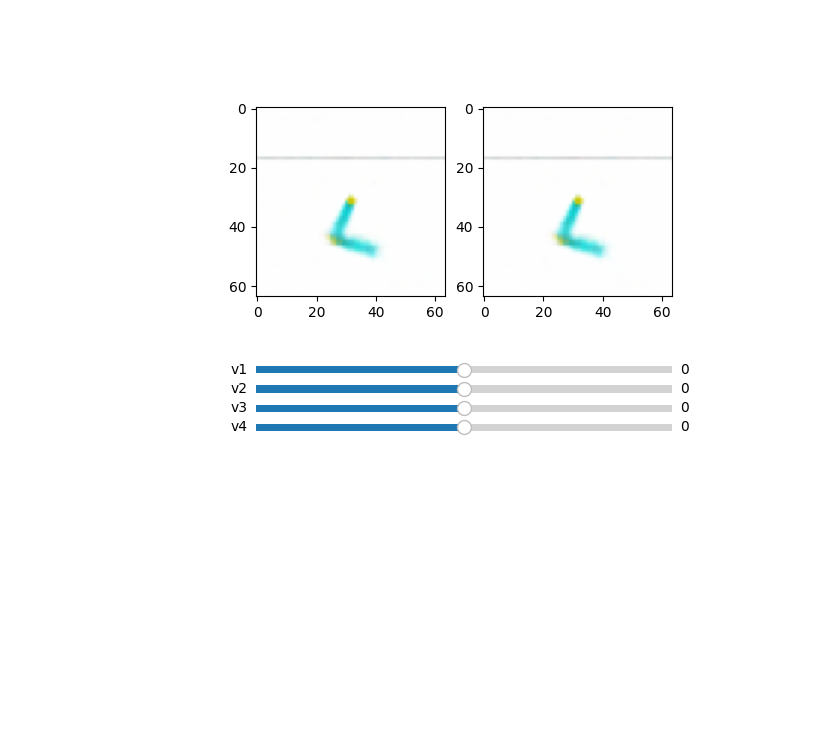
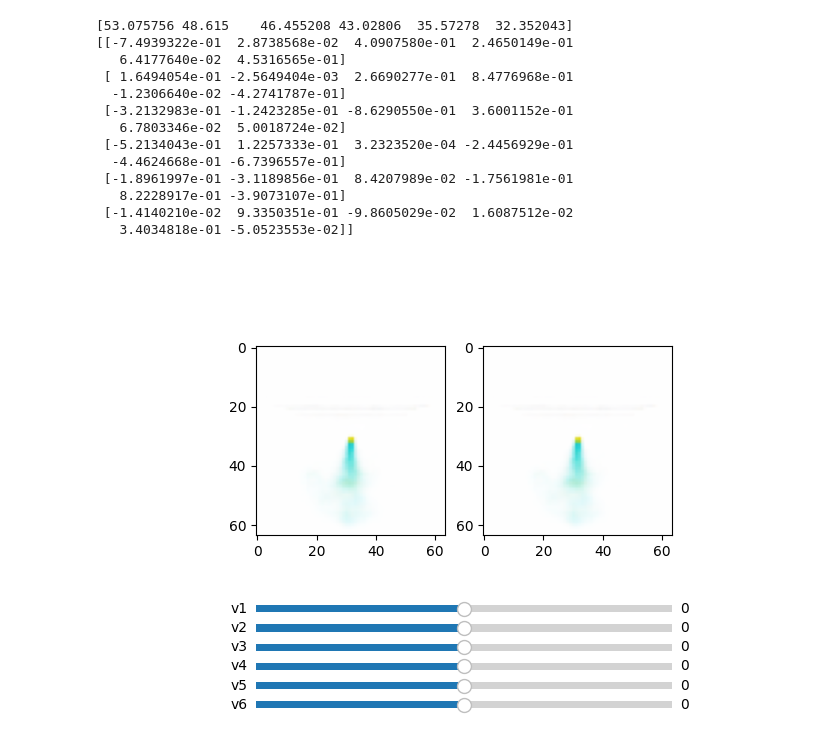
Before and after one commit to antony-zhao/RLTesting, a Jupyter notebook: rltesting/fvd_experiments/testing.ipynb, the cells around one changed output. Saved outputs shown, nothing was run; the diff lists cells and outputs as text; code cells hidden in the pictures; blank space fills up the shorter version.

```diff
--- a/rltesting/fvd_experiments/testing.ipynb
+++ b/rltesting/fvd_experiments/testing.ipynb
@@ -1,8 +1,8 @@
 # %%
 %matplotlib inline
-from wrapper import BasicEnvironmentRGB, DomainRandomization
+from wrapper import BasicEnvironmentRGB, DomainRandomization, RandomColorReplace
 import gymnasium as gym
-from gymnasium.wrappers import FrameStackObservation, TransformObservation
+from gymnasium.wrappers import FrameStackObservation, TransformObservation, ResizeObservation
 from matplotlib import pyplot as plt
 from rltesting.torch_rl.utils import random_sample_single_env
 from rltesting.torch_rl.buffers import ReplayBuffer
@@ -12,16 +12,24 @@ import numpy as np
 import torch
 import skdim
 
+np.random.seed(42)
+torch.manual_seed(0)
+# gym.utils.seeding.np_random(0)
+
 to_numpy = lambda x: x.cpu().detach().numpy()
 framestack = 2
-latent_dim = 1024
+latent_dim = 512
 obs_shape = 64
 data_steps = 20000
 num_epochs = 50
 steps_per_epoch = 200
 env = gym.make('Acrobot-v1', render_mode="rgb_array")
-# env = DomainRandomization(env, {"LINK_LENGTH_1": (0.5, 2.0), "LINK_LENGTH_2": (0.5, 2.0)})
-env = BasicEnvironmentRGB(env, (obs_shape, obs_shape))
+env = BasicEnvironmentRGB(env)
+# env = RandomColorReplace(env)
+# env = gym.make('Pendulum-v1', render_mode='rgb_array')
+env = DomainRandomization(env, {"LINK_LENGTH_1": lambda: np.random.choice([0.5, 1.0, 1.5, 2.0]), "LINK_LENGTH_2": lambda: np.random.choice([0.5, 1.0, 1.5, 2.0])})
+# env = DomainRandomization(env, {"g": (5.0, 20.0)})
+env = ResizeObservation(env, (obs_shape, obs_shape))
 env = FrameStackObservation(env, stack_size=framestack)
 env = TransformObservation(env, lambda obs: np.transpose(obs, (1, 2, 0, 3)), observation_space=gym.spaces.Box(0, 255, (framestack, 3, obs_shape, obs_shape), dtype=np.uint8))
 env = TransformObservation(env, lambda obs: np.reshape(obs, (obs_shape, obs_shape, 3 * framestack)), observation_space=gym.spaces.Box(0, 255, (obs_shape, obs_shape, 3 * framestack), dtype=np.uint8))
@@ -233,37 +244,52 @@ plt.close("all")
 
 intrinsic = double_autoencoder.double_encode(obs)
 intrinsic_base = to_numpy(intrinsic[0])
+intrinsic_base = np.zeros_like(intrinsic_base) # for VAE
 u, s, v = np.linalg.svd(to_numpy(intrinsic), full_matrices=False)
-
+print(s)
+print(v)
 f, axs = plt.subplots(1, 2)
 
 img = decode(intrinsic_base)
 img_handle1 = axs[0].imshow(img[0])
 img_handle2 = axs[1].imshow(img[1])
 
 plt.subplots_adjust(left=0.25, bottom=0.35)
 
 slider_axes = []
 sliders = []
 for i in range(intrinsic_dim):
     ax = plt.axes([0.25, 0.25 - i*0.04, 0.65, 0.03])
     slider_axes.append(ax)
     slider = Slider(ax, f'v{i+1}', -10.0, +10.0, valinit=0.0)
     sliders.append(slider)
 
 def update(val):
-    intrinsic_temp = np.zeros_like(intrinsic_base)#intrinsic_base.copy()
+    intrinsic_temp = intrinsic_base.copy()
     for i, slider in enumerate(sliders):
         intrinsic_temp += slider.val * v[i]
     img = decode(intrinsic_temp)
     img_handle1.set_data(img[0])
     img_handle2.set_data(img[1])
 
     f.canvas.draw_idle()
 
 for slider in sliders:
     slider.on_changed(update)
 
 plt.show()
 # %% [output]
+[53.075756 48.615    46.455208 43.02806  35.57278  32.352043]
+[[-7.4939322e-01  2.8738568e-02  4.0907580e-01  2.4650149e-01
+   6.4177640e-02  4.5316565e-01]
+ [ 1.6494054e-01 -2.5649404e-03  2.6690277e-01  8.4776968e-01
+  -1.2306640e-02 -4.2741787e-01]
+ [-3.2132983e-01 -1.2423285e-01 -8.6290550e-01  3.6001152e-01
+   6.7803346e-02  5.0018724e-02]
+ [-5.2134043e-01  1.2257333e-01  3.2323520e-04 -2.4456929e-01
+  -4.4624668e-01 -6.7396557e-01]
+ [-1.8961997e-01 -3.1189856e-01  8.4207989e-02 -1.7561981e-01
+   8.2228917e-01 -3.9073107e-01]
+ [-1.4140210e-02  9.3350351e-01 -9.8605029e-02  1.6087512e-02
+   3.4034818e-01 -5.0523553e-02]]
-[figure, old version]
+[figure, new version]
```
Also changed, not shown: parts of 8 cells of this notebook, 8 other files.
